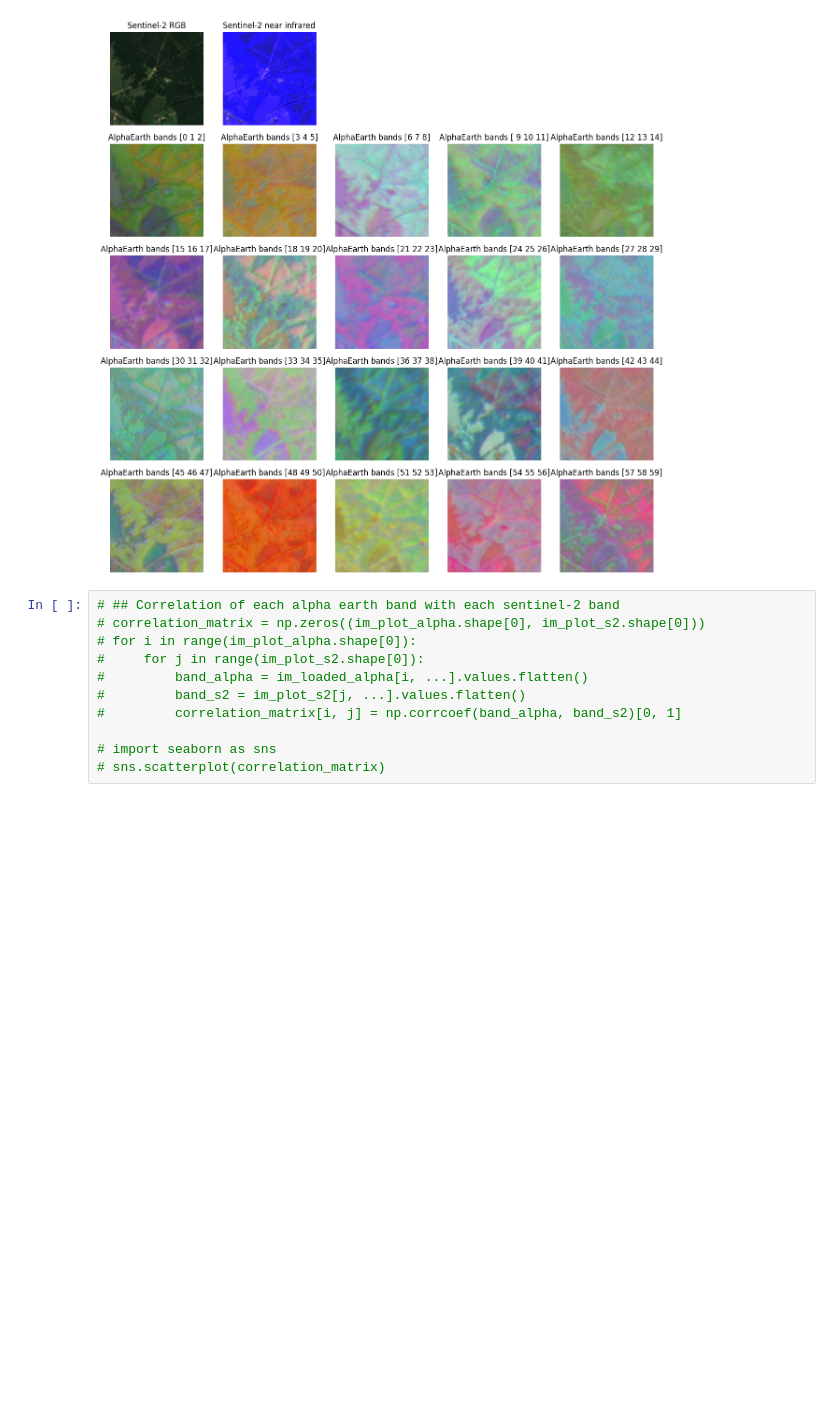
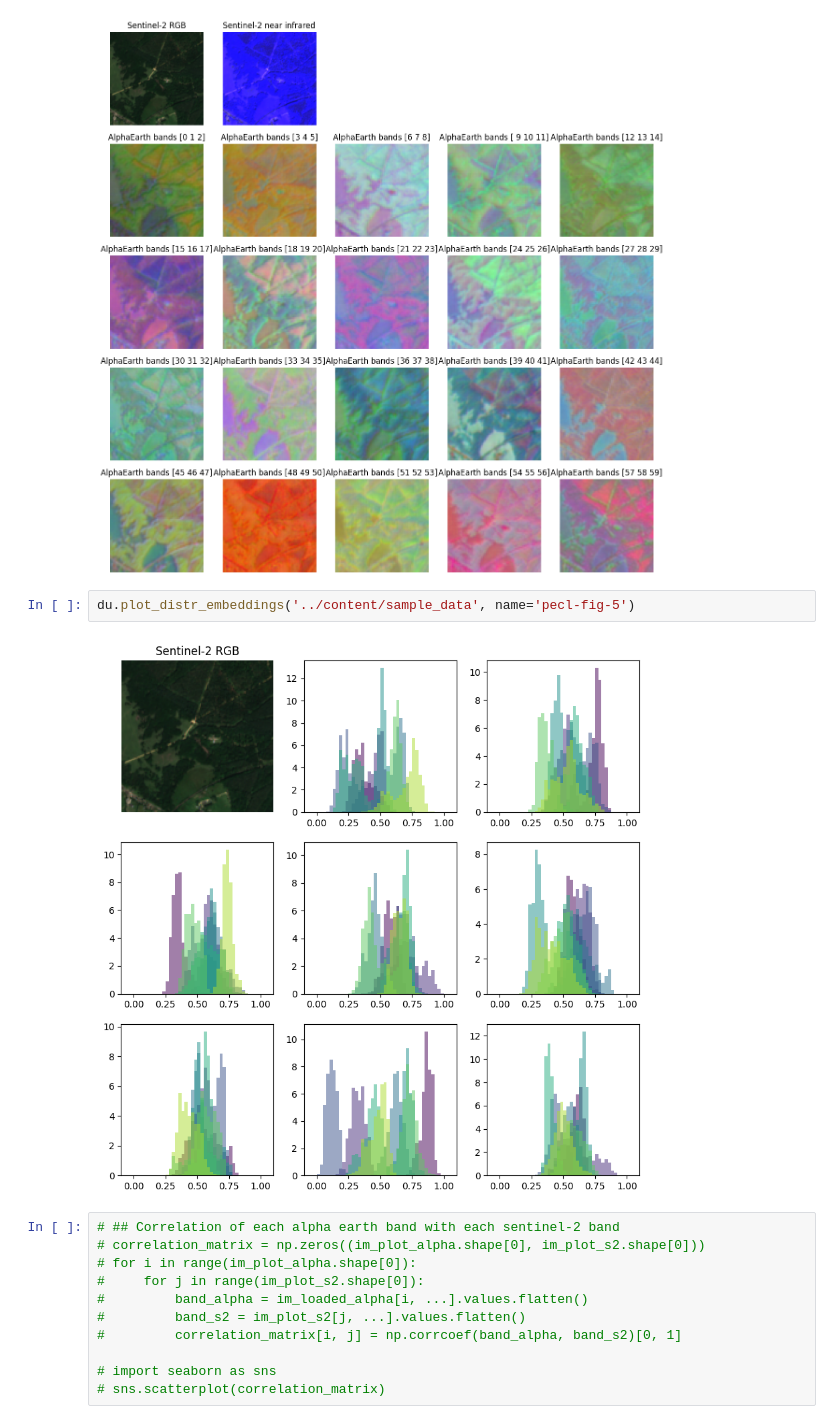
Before and after one commit to vdplasthijs/NeurEO, a Jupyter notebook: notebooks/Explore and create data set.ipynb, the cells around one changed output. Drawn from its saved outputs; the diff is of its cells as text; blank space fills up the shorter version.

Commit message:
plot distr

```diff
--- a/notebooks/Explore and create data set.ipynb
+++ b/notebooks/Explore and create data set.ipynb
@@ -80,6 +80,10 @@ Data downloaded to /Users/tplas/data/2025-10 neureo/sample/sample-0_alphaearth_y
 du.plot_overview_images('../content/sample_data', name='pecl-fig-5')
 # %% [output]
 [figure]
+# %%
+du.plot_distr_embeddings('../content/sample_data', name='pecl-fig-5')
+# %% [output]
+[figure, added]
 # %%
 # ## Correlation of each alpha earth band with each sentinel-2 band
 # correlation_matrix = np.zeros((im_plot_alpha.shape[0], im_plot_s2.shape[0]))
```
Also changed, not shown: 1 other file.
